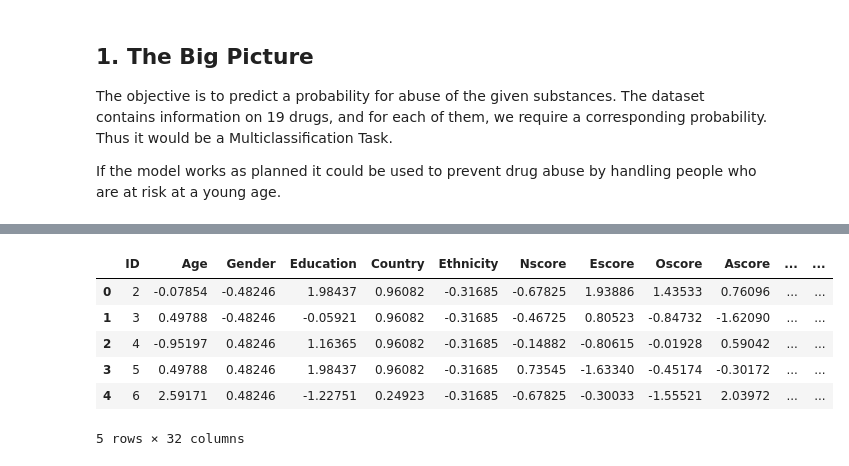
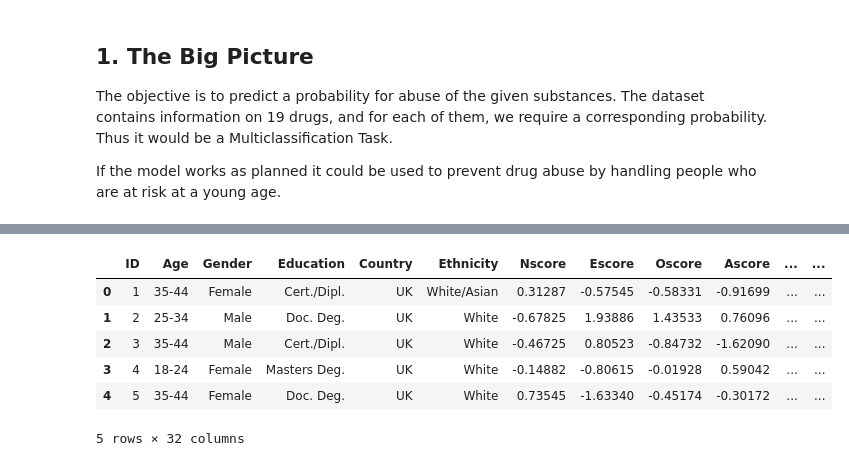
Before and after one commit to Freybier/Drogen4Life, a Jupyter notebook: Drug_Project.ipynb, the cells around one changed output, grey strips where cells are left out. Cells and saved outputs as stored; diff of their text form; code cells hidden in the pictures.

```diff
--- a/Drug_Project.ipynb
+++ b/Drug_Project.ipynb
@@ -19,6 +19,12 @@ If the model works as planned it could be used to prevent drug abuse by handling
 # %%
 import pandas as pd
 
-df = pd.read_csv("data/drug_consumption.data")
+df = pd.read_csv('data/drug_consumption.csv',encoding="latin-1")
+df = df.rename(columns={df.columns[0]: 'ID'})
+df1 = df.iloc[:,:13]
+df2 = df.iloc[:, 13:]
+copy_df = df.copy()
+c_df1 = copy_df.iloc[:,:13]
+c_df2 = copy_df.iloc[:, 13:]
 df.head()
 # %% [output]
@@ -31,5 +37 @@ df.head()
 5 rows × 32 columns
-# %%
-df.columns = ['ID', 'Age', 'Gender', 'Education', 'Country', 'Ethnicity', 'Nscore', 'Escore', 'Oscore', 'Ascore', 'Cscore', 'Impulsive', 'SS', 'Alcohol', 'Amphet', 'Amyl', 'Benzos', 'Caff', 'Cannabis', 'Choc', 'Coke', 'Crack', 'Ecstacy', 'Heroin', 'Ketamin', 'Legalh', 'LSD', 'Meth', 'Mushrooms', 'Nicotine', 'Semer', 'VSA']
-
-df.head()
@@ -93,22 +149,18 @@ for col in obj_cols:
 # %%
-df1 = df.iloc[:,:13]
-df2 = df.iloc[:, 13:]
-
-attributes_to_update = df2.columns
+attributes_to_update = c_df2.columns
 
 for attribute in attributes_to_update:
-    df.loc[df[attribute] == "CL0", attribute] = 0
-    df.loc[df[attribute].isin(["CL1", "CL2", "CL3", "CL4", "CL5", "CL6"]), attribute] = 1
-
+    copy_df.loc[df[attribute] == "CL0", attribute] = 0
+    copy_df.loc[df[attribute].isin(["CL1", "CL2", "CL3", "CL4", "CL5", "CL6"]), attribute] = 1
 
 df.head()
 # %% [output]
 |  | ID | Age | Gender | Education | Country | Ethnicity | Nscore | Escore | Oscore | Ascore | ... | ... |
-| 0 | 2 | -0.07854 | -0.48246 | 1.98437 | 0.96082 | -0.31685 | -0.67825 | 1.93886 | 1.43533 | 0.76096 | ... | ... |
-| 1 | 3 | 0.49788 | -0.48246 | -0.05921 | 0.96082 | -0.31685 | -0.46725 | 0.80523 | -0.84732 | -1.62090 | ... | ... |
-| 2 | 4 | -0.95197 | 0.48246 | 1.16365 | 0.96082 | -0.31685 | -0.14882 | -0.80615 | -0.01928 | 0.59042 | ... | ... |
-| 3 | 5 | 0.49788 | 0.48246 | 1.98437 | 0.96082 | -0.31685 | 0.73545 | -1.63340 | -0.45174 | -0.30172 | ... | ... |
-| 4 | 6 | 2.59171 | 0.48246 | -1.22751 | 0.24923 | -0.31685 | -0.67825 | -0.30033 | -1.55521 | 2.03972 | ... | ... |
+| 0 | 1 | 35-44 | Female | Cert./Dipl. | UK | White/Asian | 0.31287 | -0.57545 | -0.58331 | -0.91699 | ... | ... |
+| 1 | 2 | 25-34 | Male | Doc. Deg. | UK | White | -0.67825 | 1.93886 | 1.43533 | 0.76096 | ... | ... |
+| 2 | 3 | 35-44 | Male | Cert./Dipl. | UK | White | -0.46725 | 0.80523 | -0.84732 | -1.62090 | ... | ... |
+| 3 | 4 | 18-24 | Female | Masters Deg. | UK | White | -0.14882 | -0.80615 | -0.01928 | 0.59042 | ... | ... |
+| 4 | 5 | 35-44 | Female | Doc. Deg. | UK | White | 0.73545 | -1.63340 | -0.45174 | -0.30172 | ... | ... |
 5 rows × 32 columns
 # %%
 from sklearn.model_selection import train_test_split
```
Also changed, not shown: parts of 9 cells of this notebook, 2 other files.
